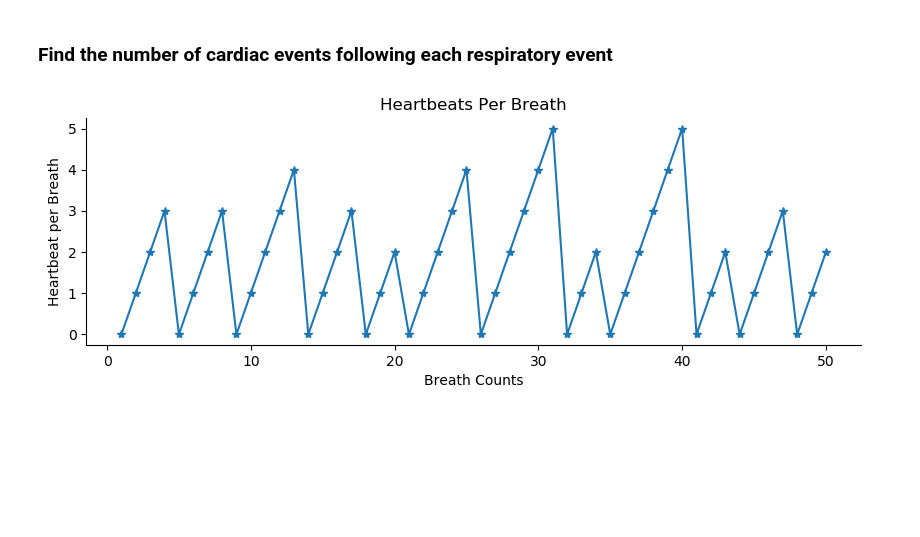
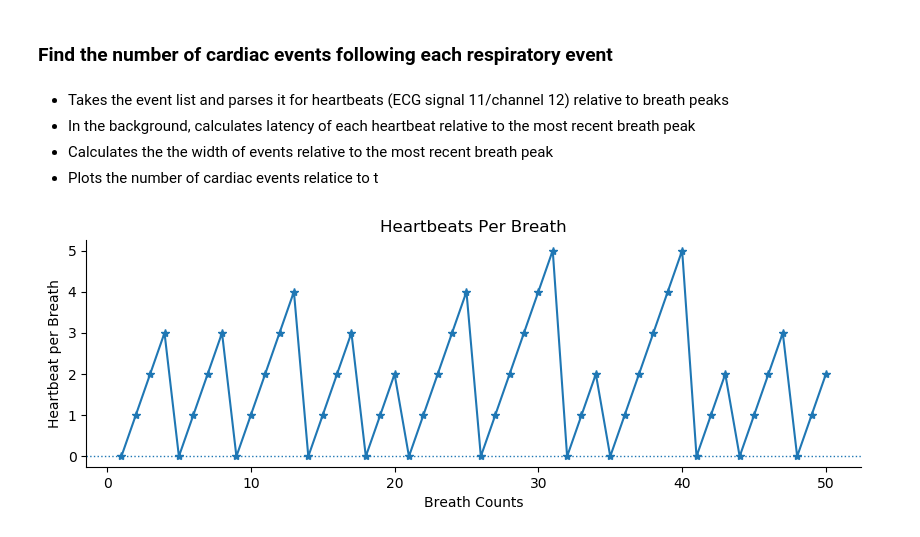
Before and after one commit to haleyspeed/Heart_Rate_Variability, a Jupyter notebook: Kalume HRV.ipynb, the cells around one changed output. Drawn from its saved outputs; the diff is of its cells as text; code cells hidden in the pictures; blank space fills up the shorter version.

Commit message:
Added meta functions for ECG relative to breath

```diff
--- a/Kalume HRV.ipynb
+++ b/Kalume HRV.ipynb
@@ -386,64 +454,13 @@ for i in range(len(events_list)):
 [figure]
 # %% [markdown]
 ### Find the number of cardiac events following each respiratory event
-# %%
-"""The way Lab Chart is set up:
-    Channel 8 (event_list[0]) is unfiltered respiratory data)
-    Channel 9 (event_list[1]) is 100Hz filtered respiratory data)
-    Channel 12 (event_list[2] is cardiac data/EMG)
-"""
-breath_events = events_list[1]
-heart_events = events_list[2]
-epochs = []
-i = 0 # Breath counter
-j = 0 # Heartbeat counter
-while i < len(breath_events)-1:
-    heartbeats_x = []
-    heartbeats_y = []
-    heartbeats_width = []
-    latencies = []
-
-    if heart_events[j]['peak_x'] < breath_events[0]['peak_x']:
-        j = j + 1
-    else:
-        while heart_events[j]['peak_x'] >= breath_events[i]['peak_x'] and heart_events[j]['peak_x'] < breath_events[i+1]['peak_x']:
-            #print(heart_events[j]['peak_x'], breath_events[i]['peak_x'], breath_events[i+1]['peak_x'])
-            heartbeats_x.append(heart_events[j]['peak_x'])
-            heartbeats_y.append(heart_events[j]['peak_y'])
-            heartbeats_width.append(heart_events[j]['width'])
-            latencies.append(heart_events[j]['peak_x']-breath_events[i]['peak_x'])
-            j = j + 1
-        epoch_length = breath_events[i]['peak_x'] - breath_events[i]['peak_x']
-        epoch = {'breath_x': breath_events[i]['peak_x'], 'heartbeats_x': heartbeats_x, 'heartbeats_y': heartbeats_y,
-                 'breaths_width': breath_events[i]['width'], 'heartbeats_width': heartbeats_width,
-                 'epoch_length':epoch_length, 'latencies':latencies}
-        epochs.append(epoch)
-        i = i + 1
-    #return j
-
-
-fig, ax = plt.subplots(figsize = (10,3), dpi = 100)
-colors = ['orange', "red", "purple", "blue", "teal", "green"]
-x = []
-y = []
-counter_x = 0
-counter_y = 0
-for epoch in epochs:
-    counter_x = counter_x + 1
-    x.append(counter_x)
-    counter_y = 0
-    y.append (counter_y)
-    for latency in epoch['latencies']:
-        counter_x = counter_x + 1
-        x.append(counter_x)
-        counter_y = counter_y + 1
-        y.append (counter_y)
-
-metaplot = ax.plot(x[0:50], y[:50], marker = '*', ls = None)
-ax.set_xlabel('Breath Counts')
-ax.set_ylabel('Heartbeat per Breath')
-ax.set_title ("Heartbeats Per Breath")
-ax.spines['top'].set_visible(False)
-ax.spines['right'].set_visible(False)
-# %% [output]
-[figure, removed]
+# %% [markdown]
+* Takes the event list and parses it for heartbeats (ECG signal 11/channel 12) relative to breath peaks
+* In the background, calculates latency of each heartbeat relative to the most recent breath peak
+* Calculates the the width of events relative to the most recent breath peak
+* Plots the number of cardiac events relatice to t
+# %%
+epochs = get_hrv (events_list)
+plot_epochs (epochs)
+# %% [output]
+[figure, added]
```
Also changed, not shown: parts of 6 cells of this notebook.
